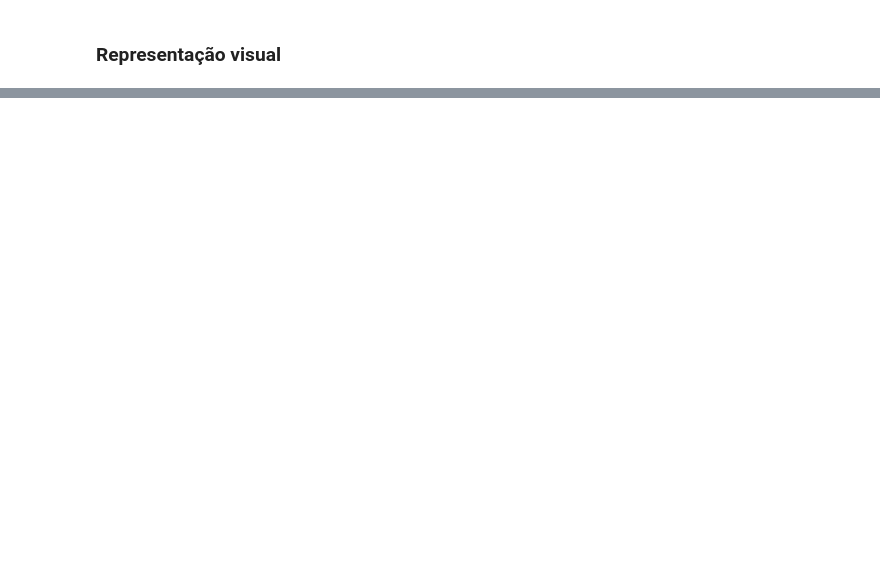
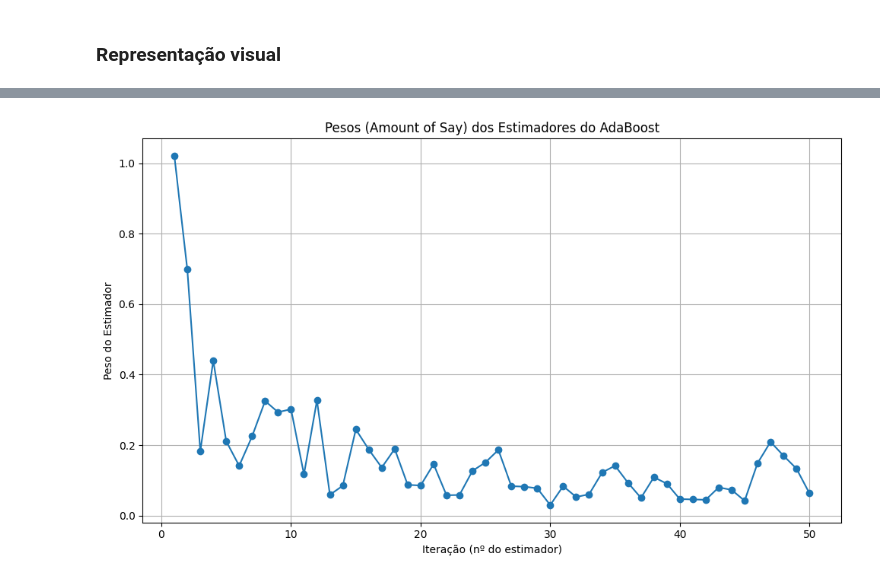
Before and after one commit to jose-alves-fn/AdaBoost, a Jupyter notebook: GEIA_2025_Aprendizado_de_Máquina_Avançado_Adaboost.ipynb, the cells around one changed output, grey strips where cells are left out. Saved outputs shown, nothing was run; the diff lists cells and outputs as text; code cells hidden in the pictures; blank space fills up the shorter version.

```diff
--- a/GEIA_2025_Aprendizado_de_Máquina_Avançado_Adaboost.ipynb
+++ b/GEIA_2025_Aprendizado_de_Máquina_Avançado_Adaboost.ipynb
@@ -535,0 +679,17 @@ O Adaboost realiza sua predição final baseando-se sinal da soma ponderada das
+# %%
+import matplotlib.pyplot as plt
+import numpy as np
+
+# Supondo que seja seu modelo:
+pesos_estimadores = modelo.estimator_weights_
+
+plt.figure(figsize=(10, 6))
+plt.plot(range(1, len(pesos_estimadores) + 1), pesos_estimadores, marker='o')
+plt.title("Pesos (Amount of Say) dos Estimadores do AdaBoost")
+plt.xlabel("Iteração (nº do estimador)")
+plt.ylabel("Peso do Estimador")
+plt.grid(True)
+plt.tight_layout()
+plt.show()
+# %% [output]
+[figure, added]
```
Also changed, not shown: parts of 17 cells of this notebook.
